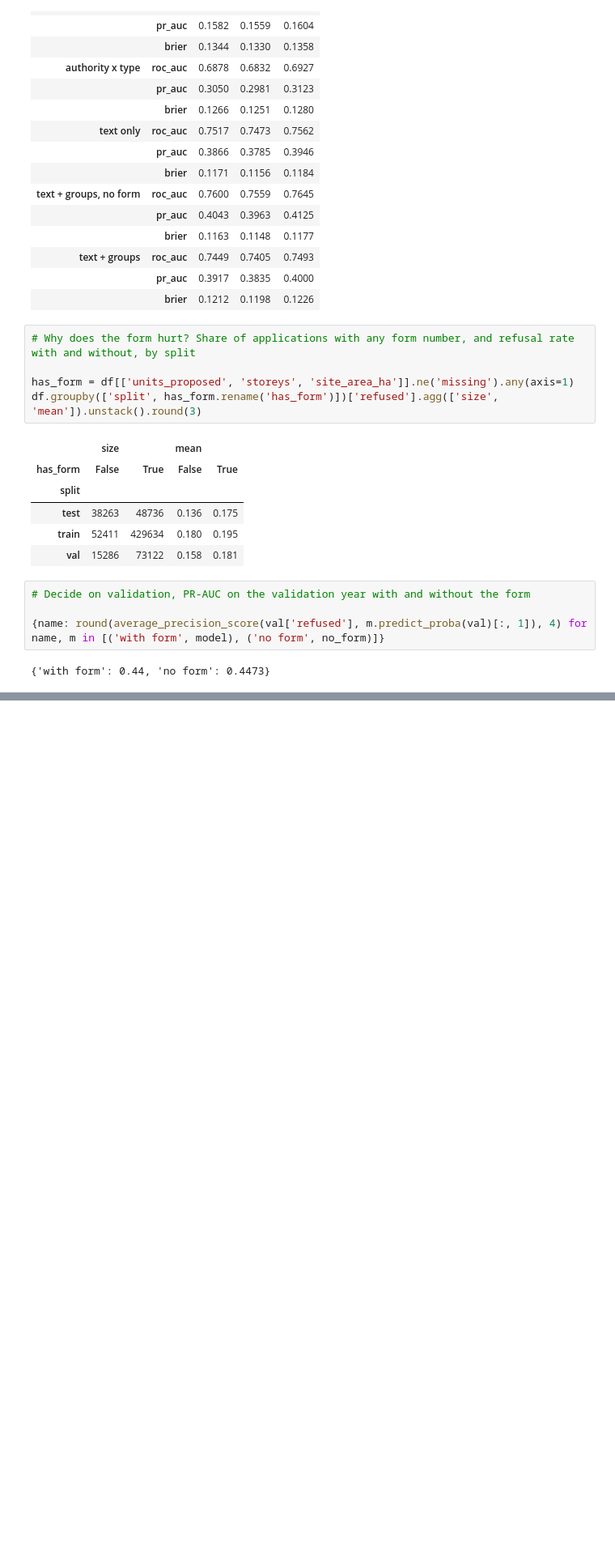
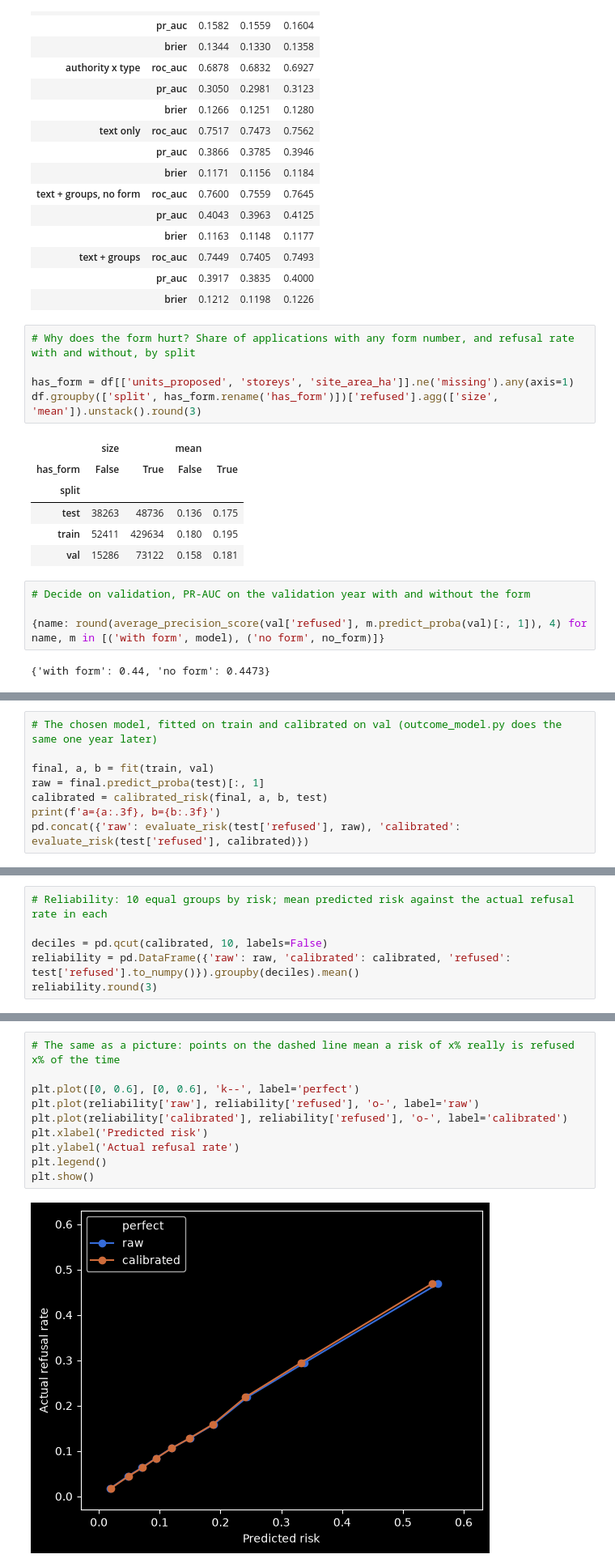
Before and after one commit to samaddmirzaa/london-planscope, a Jupyter notebook: notebooks/03_outcome_model.ipynb, the cells around one changed output, grey strips where cells are left out. Shown at 81% size. Cells and saved outputs as stored; diff of their text form; blank space fills up the shorter version.

Commit message:
Outcome model part 2: calibration, error analysis, numpy export with parity tests

```diff
--- a/notebooks/03_outcome_model.ipynb
+++ b/notebooks/03_outcome_model.ipynb
@@ -223,0 +228,8 @@ df.groupby(['split', has_form.rename('has_form')])['refused'].agg(['size', 'mean
+# %%
+# The chosen model, fitted on train and calibrated on val (outcome_model.py does the same one year later)
+
+final, a, b = fit(train, val)
+raw = final.predict_proba(test)[:, 1]
+calibrated = calibrated_risk(final, a, b, test)
+print(f'a={a:.3f}, b={b:.3f}')
+pd.concat({'raw': evaluate_risk(test['refused'], raw), 'calibrated': evaluate_risk(test['refused'], calibrated)})
@@ -223,0 +245,6 @@ df.groupby(['split', has_form.rename('has_form')])['refused'].agg(['size', 'mean
+# %%
+# Reliability: 10 equal groups by risk; mean predicted risk against the actual refusal rate in each
+
+deciles = pd.qcut(calibrated, 10, labels=False)
+reliability = pd.DataFrame({'raw': raw, 'calibrated': calibrated, 'refused': test['refused'].to_numpy()}).groupby(deciles).mean()
+reliability.round(3)
@@ -223,0 +263,12 @@ df.groupby(['split', has_form.rename('has_form')])['refused'].agg(['size', 'mean
+# %%
+# The same as a picture: points on the dashed line mean a risk of x% really is refused x% of the time
+
+plt.plot([0, 0.6], [0, 0.6], 'k--', label='perfect')
+plt.plot(reliability['raw'], reliability['refused'], 'o-', label='raw')
+plt.plot(reliability['calibrated'], reliability['refused'], 'o-', label='calibrated')
+plt.xlabel('Predicted risk')
+plt.ylabel('Actual refusal rate')
+plt.legend()
+plt.show()
+# %% [output]
+[figure, added]
```
Also changed, not shown: parts of 10 cells of this notebook, 4 other files.
